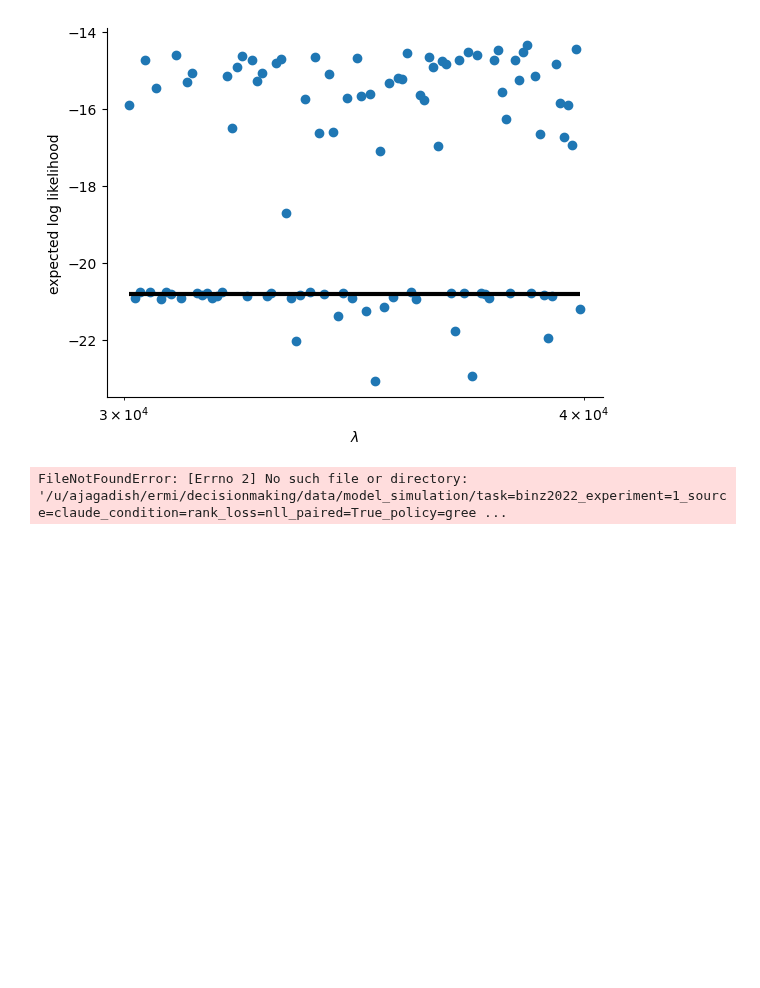
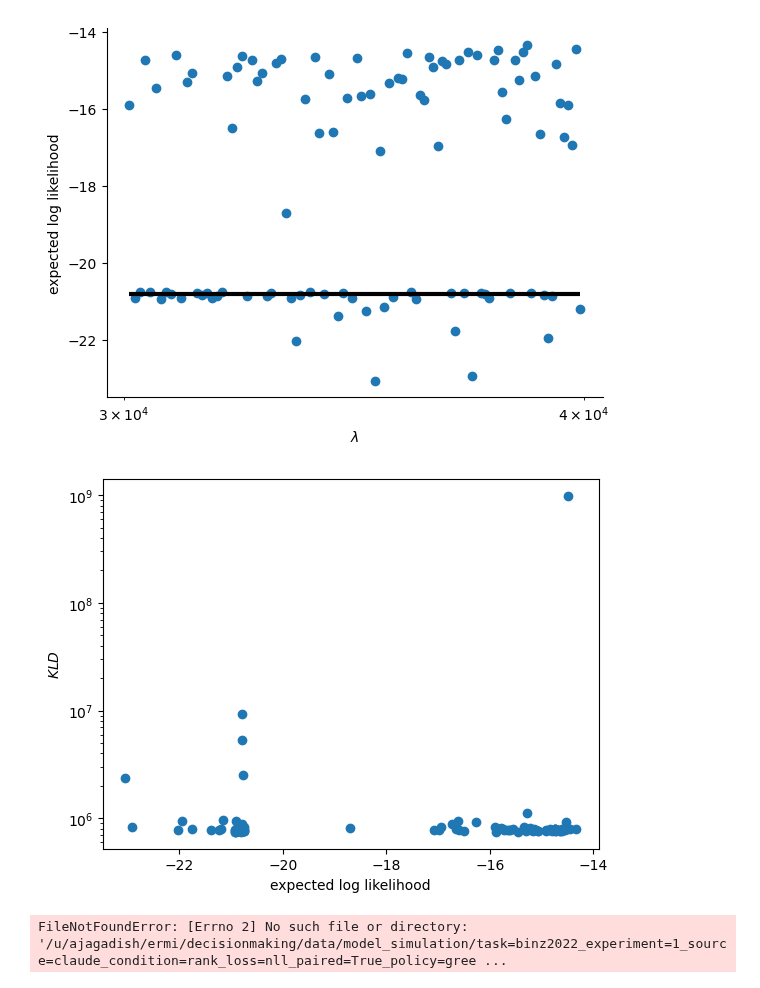
Before and after one commit to akjagadish/ermi, a Jupyter notebook: notebooks/bermi_scope.ipynb, the cells around one changed output. Saved outputs shown, nothing was run; the diff lists cells and outputs as text; code cells hidden in the pictures; blank space fills up the shorter version.

```diff
--- a/notebooks/bermi_scope.ipynb
+++ b/notebooks/bermi_scope.ipynb
@@ -143,6 +143,17 @@ plt.hlines(np.log(1/2)*30, xmin=lambdas[0], xmax=lambdas[-1], color='k', lw=3)
 sns.despine()
 # %% [output]
 [figure]
+# %%
+#save_klds(data='claude_generated_functionlearningtasks_paramsNA_dim2_data20_tasks9254_run0_procid0_pversion2_unknown', env='claude_dim2', max_steps=10, num_inputs=2)
+data_klds = pd.read_csv('/u/ajagadish/ermi/decisionmaking/data/stats/klds_claude_dim2.csv')
+plt.scatter(logs, data_klds.kld.values[4:-6])
+# plt.xscale('log')
+plt.yscale('log')
+plt.xlabel('expected log likelihood')
+plt.ylabel('$KLD$')
+plt.show()
+# %% [output]
+[figure, added]
 # %%
 experiment_id=1
 data = pd.read_csv(f'/u/ajagadish/ermi/decisionmaking/data/human/binz2022heuristics_exp{experiment_id}.csv')
```
Also changed, not shown: 1 other file.
